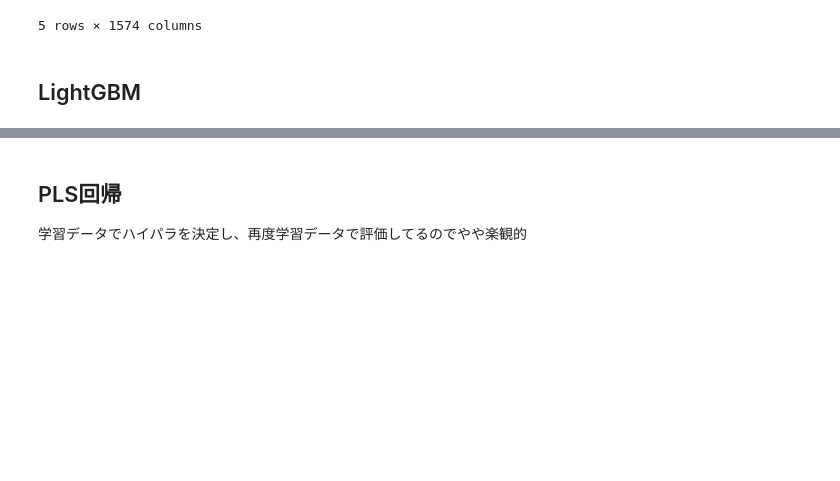
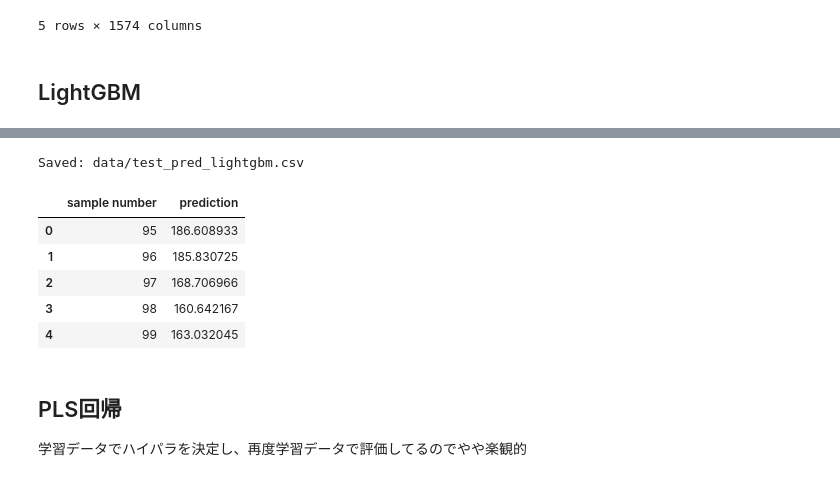
Before and after one commit to keisuke-fbr/Signate_Spectrum, a Jupyter notebook: feature-engineering.ipynb, the cells around one changed output, grey strips where cells are left out. Drawn from its saved outputs; the diff is of its cells as text; code cells hidden in the pictures; blank space fills up the shorter version.

```diff
--- a/feature-engineering.ipynb
+++ b/feature-engineering.ipynb
@@ -264,4 +264,56 @@ Average R2:   0.9887 (+/- 0.0014)
 [figure]
+# %%
+# --- Testデータで推論してCSV出力 ---
+test_df = pd.read_csv("data/test.csv", encoding="cp932")
+
+# 学習時と同じ特徴量構成（target_colはtestには通常存在しない）
+test_feature_cols = [c for c in test_df.columns if c != target_col and c not in unused_cols]
+X_test_raw = test_df[test_feature_cols].copy()
+
+# 学習時に定義したスペクトル列へ揃える
+X_test_spec = X_test_raw[spectrum_cols].to_numpy(dtype=float)
+test_row_mean = X_test_spec.mean(axis=1, keepdims=True)
+test_row_std = X_test_spec.std(axis=1, keepdims=True)
+test_row_std[test_row_std == 0] = 1.0
+X_test_snv = (X_test_spec - test_row_mean) / test_row_std
+
+X_test_sg1 = savgol_filter(
+    X_test_snv,
+    window_length=sg_window,
+    polyorder=sg_polyorder,
+    deriv=deriv,
+    axis=1,
+ )
+
+X_test_spectral_processed = pd.DataFrame(X_test_sg1, index=X_test_raw.index, columns=spectrum_cols)
+X_test_model = pd.concat([X_test_raw[aux_feature_cols].copy(), X_test_spectral_processed], axis=1)[model_feature_cols]
+
+# species numberを学習時と同じ型に揃える（LightGBMカテゴリ列の安定化）
+if "species number" in X_test_model.columns:
+    X_test_model["species number"] = pd.to_numeric(X_test_model["species number"], errors="coerce").astype("Int64")
+
+# CV学習済みモデルの平均予測
+test_fold_preds = np.column_stack([m.predict(X_test_model, num_iteration=m.best_iteration_) for m in models])
+test_pred = test_fold_preds.mean(axis=1)
+
+# 提出形式: sample number, prediction（ヘッダーなし）
+submit_df = pd.DataFrame({
+    "sample number": test_df["sample number"],
+    "prediction": test_pred,
+})
+output_path = "data/test_pred_lightgbm.csv"
+submit_df.to_csv(output_path, index=False, header=False)
+
+print(f"Saved: {output_path}")
+submit_df.head()
+# %% [output]
+Saved: data/test_pred_lightgbm.csv
+|  | sample number | prediction |
+| 0 | 95 | 186.608933 |
+| 1 | 96 | 185.830725 |
+| 2 | 97 | 168.706966 |
+| 3 | 98 | 160.642167 |
+| 4 | 99 | 163.032045 |
 # %% [markdown]
 ## PLS回帰
 学習データでハイパラを決定し、再度学習データで評価してるのでやや楽観的
```
Also changed, not shown: parts of 2 cells of this notebook.
